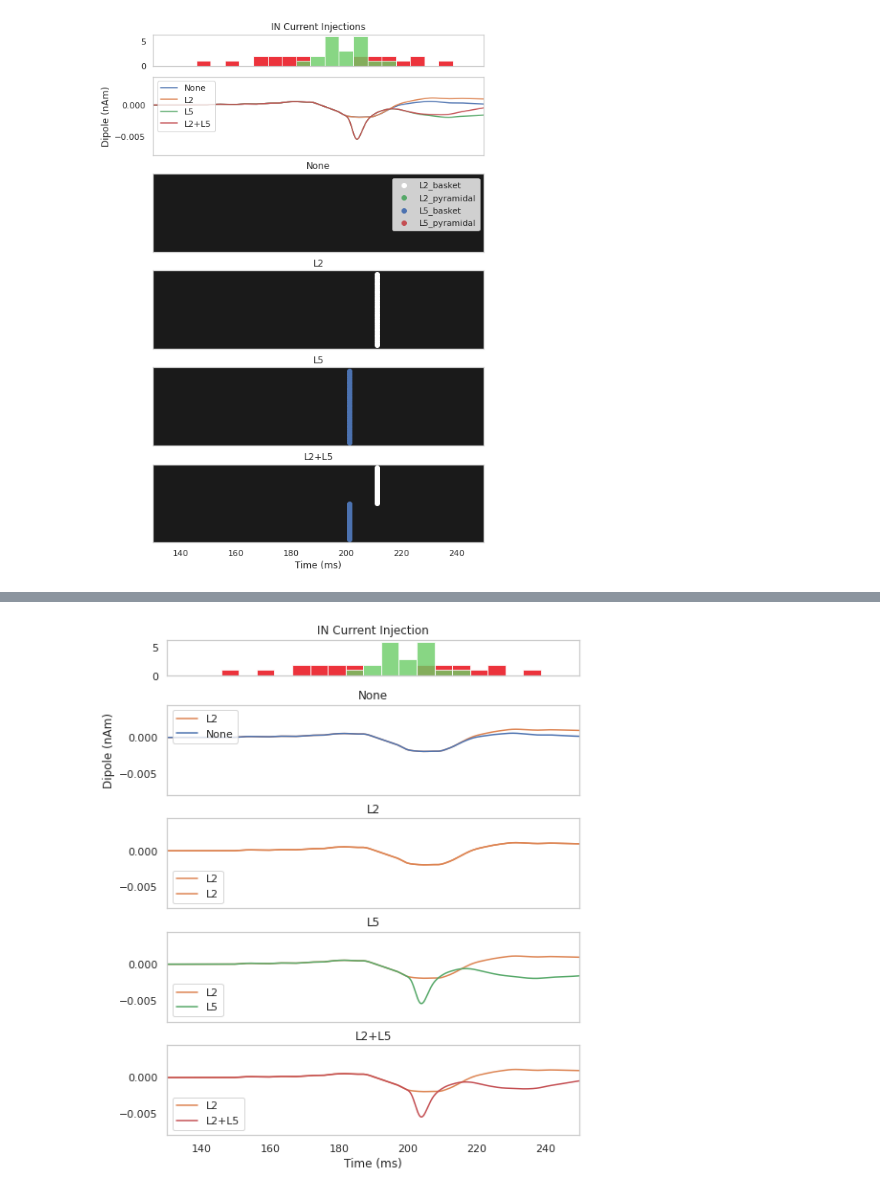
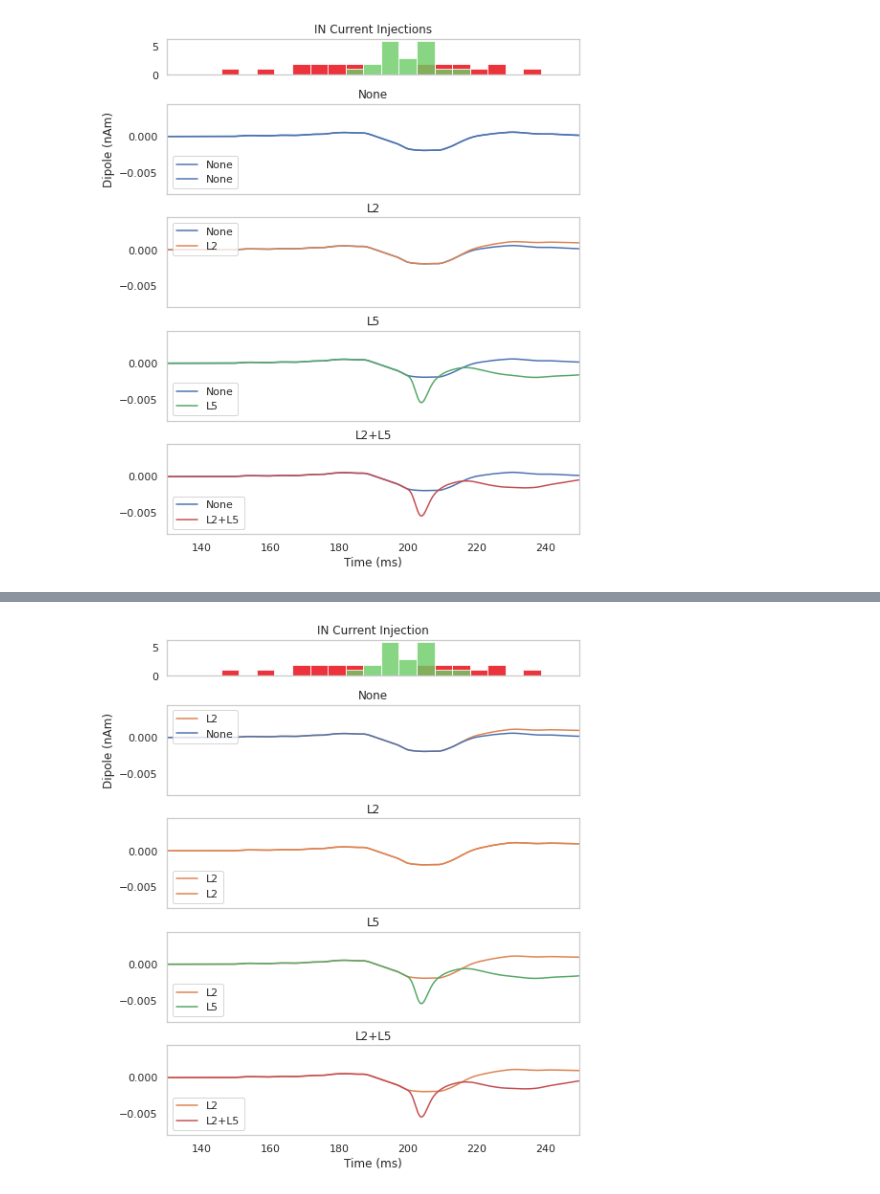
Before and after one commit to rythorpe/beta_modeling, a Jupyter notebook: law_beta_IN_current_injection.ipynb, the cells around one changed output, grey strips where cells are left out. Cells and saved outputs as stored; diff of their text form; code cells hidden in the pictures.

Commit message:
Final code used for figures

```diff
--- a/law_beta_IN_current_injection.ipynb
+++ b/law_beta_IN_current_injection.ipynb
@@ -172,44 +309,43 @@ Simulation time: 490.0 ms...
 # %%
-fig, axes = plt.subplots(6, 1, sharex=True, figsize=(7, 10), constrained_layout=True,
-                         gridspec_kw={'height_ratios': [0.4, 1 , 1, 1, 1, 1]})
+fig, axes = plt.subplots(5, 1, sharex=True, figsize=(7, 8), constrained_layout=True,
+                         gridspec_kw={'height_ratios': [0.4, 1 , 1, 1, 1]})
 times = dpl_none[0].times
 
 dpl_list = [dpl_none, dpl_l2, dpl_l5, dpl_l2_l5]
 net_list = [net_none, net_l2, net_l5, net_l2_l5]
 labels= ['None', 'L2', 'L5', 'L2+L5']
 
 for idx, dpl in enumerate(dpl_list):
     dpl_smooth = dpl[0].copy().smooth(5).data['agg']
-    axes[1].plot(times, dpl_smooth, label=labels[idx])
-    net_list[idx].cell_response.plot_spikes_raster(ax=axes[idx+2], show=False)
-    axes[idx+2].set_title(labels[idx])
-    axes[idx+2].set_xlabel('')
+    dpl_none_smooth = dpl_list[0][0].copy().smooth(5).data['agg']
+
+    axes[idx+1].plot(times, dpl_none_smooth, label='None')
+    axes[idx+1].plot(times, dpl_smooth, label=labels[idx], color = f'C{idx}')
+    axes[idx+1].set_title(labels[idx])
+    axes[idx+1].legend()
+    axes[idx+1].set_ylim([-0.008, 0.0045])
 
 
 p_mask = np.array(net_list[0].cell_response.spike_types[0]) == 'Proximal Drive'
 d_mask = np.array(net_list[0].cell_response.spike_types[0]) == 'Distal Drive'
 p_times = np.array(net_list[0].cell_response.spike_times[0])[p_mask]
 d_times = np.array(net_list[0].cell_response.spike_times[0])[d_mask]
 bins = np.linspace(125, 275, 30)
 axes[0].hist(p_times, color="#E8000B", label='Proximal', alpha=0.8, bins=bins)
 axes[0].hist(d_times, color="#6ACC65", label='Distal', alpha=0.8, bins=bins)
 
 axes[0].set_title('IN Current Injections')
 
-axes[1].set_ylim([-0.008, 0.0045])
 axes[2].set_xlabel('')
-axes[5].set_xlabel('Time (ms)')
+axes[4].set_xlabel('Time (ms)')
 axes[1].set_ylabel('Dipole (nAm)')
-axes[1].legend(loc='upper left')
-axes[3].get_legend().remove()
-axes[4].get_legend().remove()
-axes[5].get_legend().remove()
+axes[2].legend(loc='upper left')
 
 
 for ax in axes:
     ax.grid(False)
 
 plt.xlim([130,250])
-plt.savefig('u19_page2_figures/current_injection_spiking.png')
+plt.savefig('u19_page2_figures/current_injection_none_compare.png')
 # %% [output]
-[figure, old version]
+[figure, new version]
```
Also changed, not shown: parts of 4 cells of this notebook, 1 other file.
